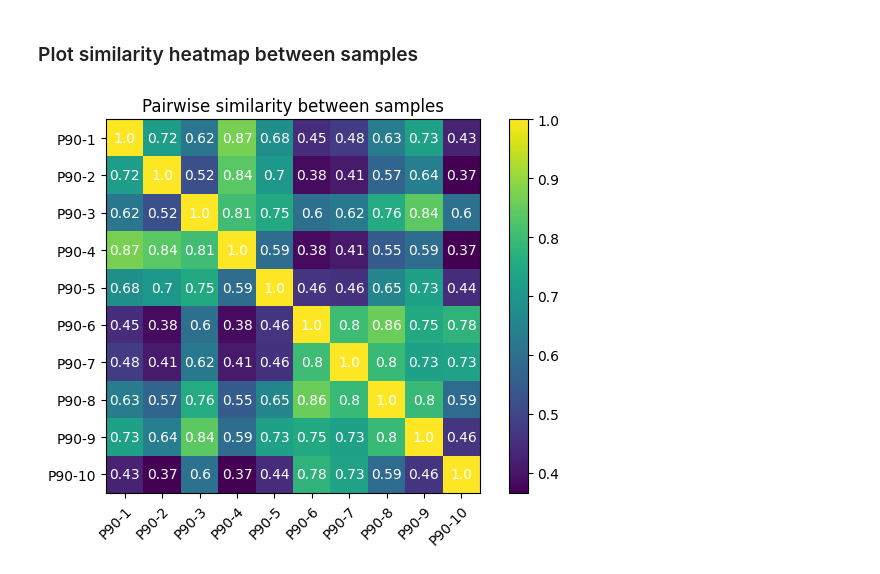
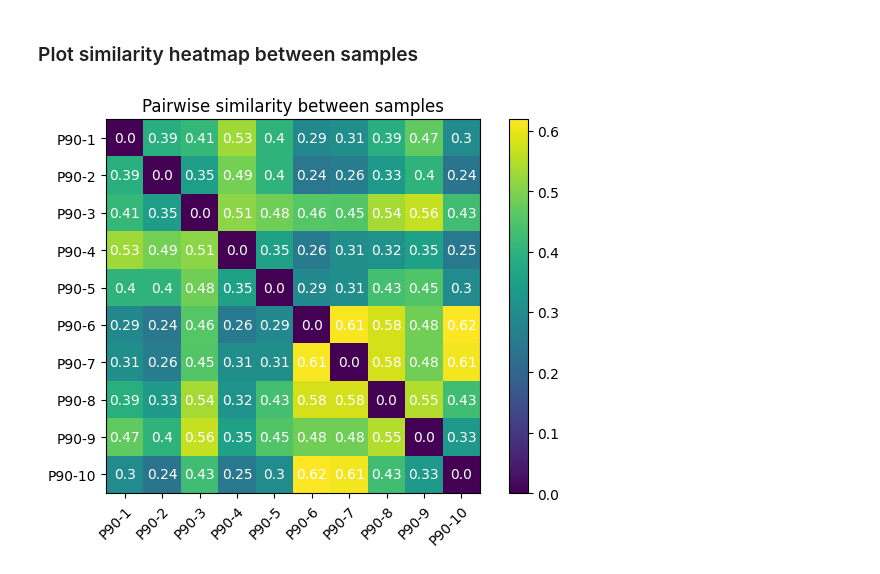
Before and after one commit to Tara-Guillorit/TP-BILL, a Jupyter notebook: analyse.ipynb, the cells around one changed output. Drawn from its saved outputs; the diff is of its cells as text; code cells hidden in the pictures.

Commit message:
better merge vcf samples

```diff
--- a/analyse.ipynb
+++ b/analyse.ipynb
@@ -54,8 +87,8 @@ stats.plot_len_by_type(len_distrib_all, True)
 # %% [markdown]
 ### Plot similarity heatmap between samples
 # %%
-grouped_data = comp.group_variants(data, max_dist=0, min_sim=1)
+grouped_data = comp.merge_samples(data, sim_thresold=1)
 sims = comp.pairwise_similarity(list(range(0, 10)), grouped_data)
 comp.variant_heatmap(sims, [f"P90-{i}" for i in range(1, 11)])
 # %% [output]
-[figure, old version]
+[figure, new version]
```
Also changed, not shown: parts of 7 cells of this notebook, 2 other files.
